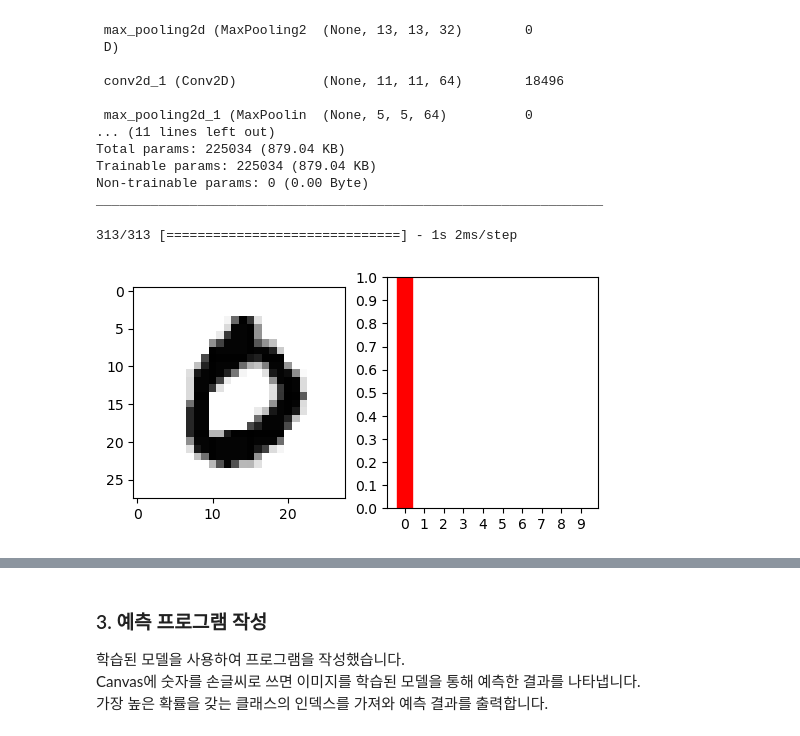
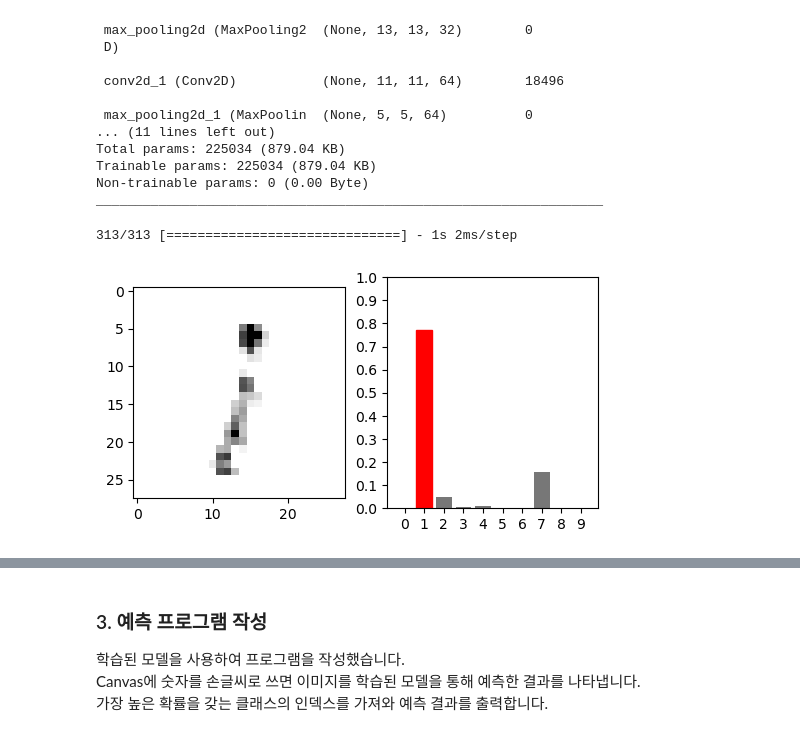
Before and after one commit to Jeong-Seongwon/portfolio, a Jupyter notebook: mnist/숫자 손글씨 딥러닝.ipynb, the cells around one changed output, grey strips where cells are left out. Saved outputs shown, nothing was run; the diff lists cells and outputs as text; code cells hidden in the pictures.

```diff
--- a/mnist/숫자 손글씨 딥러닝.ipynb
+++ b/mnist/숫자 손글씨 딥러닝.ipynb
@@ -153,24 +165,25 @@ _________________________________________________________________
 # %%
 import numpy as np
 import matplotlib.pyplot as plt
 
+predicted_data_num = 6572
 predictions = model.predict(x_test)
 
 plt.figure(figsize=(6,3))
 
 plt.subplot(1,2,1)
-plt.imshow(x_test[3], cmap=plt.cm.binary)
+plt.imshow(x_test[predicted_data_num], cmap=plt.cm.binary)
 
 plt.subplot(1,2,2)
 plt.xticks(range(10))
 plt.yticks(np.arange(0, 1.1, 0.1))
-thisplot = plt.bar(range(10), predictions[3], color="#777777")
+thisplot = plt.bar(range(10), predictions[predicted_data_num], color="#777777")
 plt.ylim([0, 1])
 
-predicted_label = np.argmax(predictions[3])
+predicted_label = np.argmax(predictions[predicted_data_num])
 thisplot[predicted_label].set_color('red')
 
 plt.show()
 # %% [output]
 313/313 [==============================] - 1s 2ms/step
-[figure, old version]
+[figure, new version]
```
Also changed, not shown: parts of 6 cells of this notebook, 1 other file.
